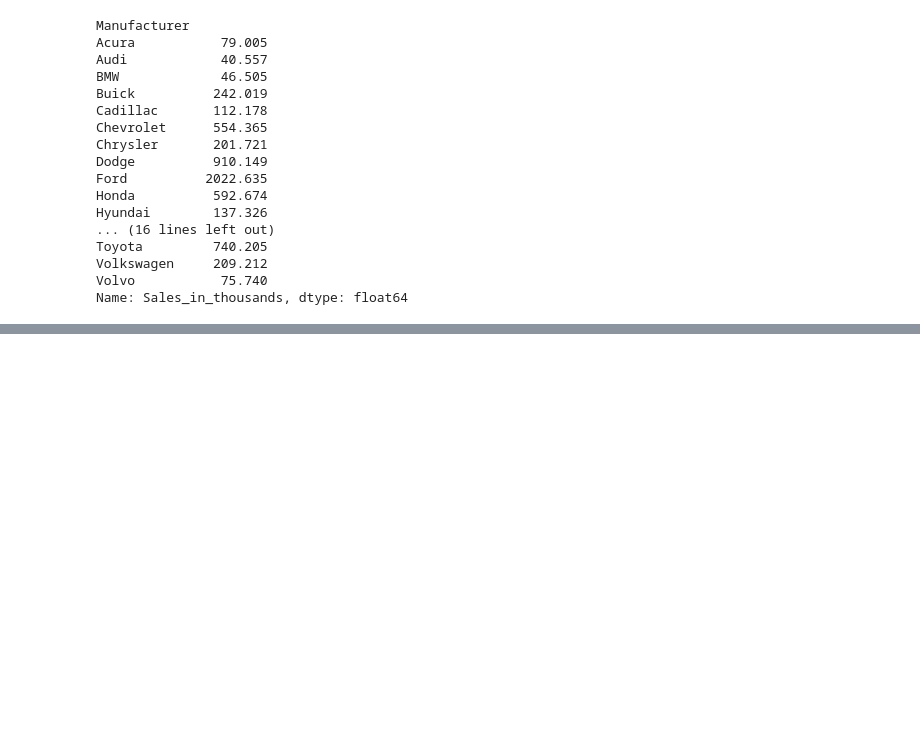
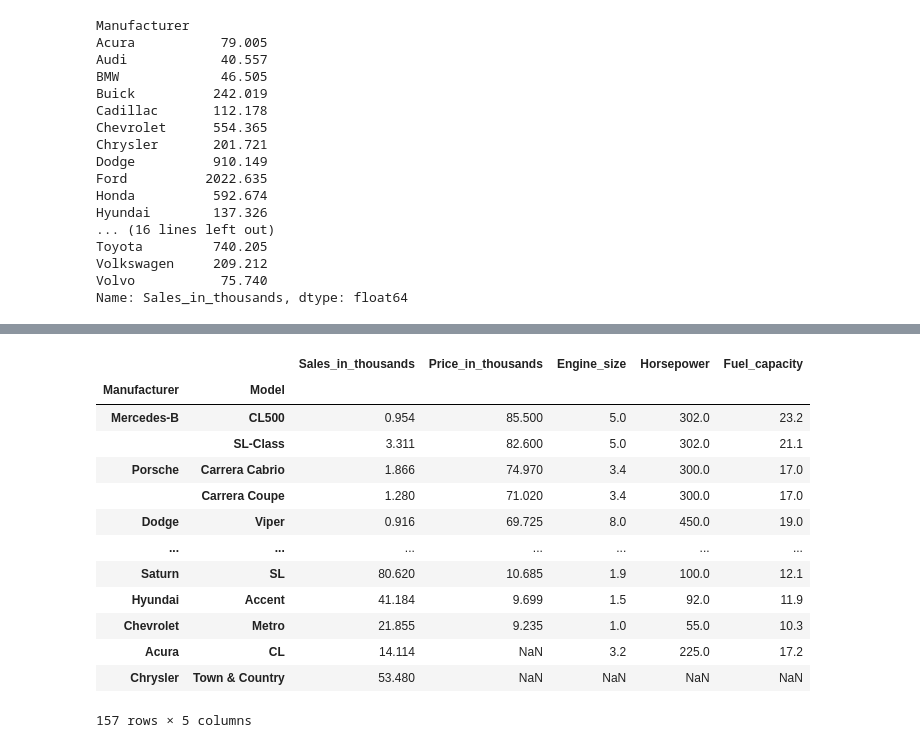
Before and after one commit to Stan-is-the-man/Data_science_bootcamp_2023, a Jupyter notebook: GroupBY_and_aggregate_functions.ipynb, the cells around one changed output, grey strips where cells are left out. Saved outputs shown, nothing was run; the diff lists cells and outputs as text; code cells hidden in the pictures; blank space fills up the shorter version.

```diff
--- a/GroupBY_and_aggregate_functions.ipynb
+++ b/GroupBY_and_aggregate_functions.ipynb
@@ -343,0 +402,17 @@ Name: Sales_in_thousands, dtype: float64
+# %%
+df_cars.groupby(['Manufacturer', 'Model']).max('Price_in_thousands').sort_values('Price_in_thousands', ascending=False)
+# %% [output]
+|  |  | Sales_in_thousands | Price_in_thousands | Engine_size | Horsepower | Fuel_capacity |
+| Manufacturer | Model |  |  |  |  |  |
+| Mercedes-B | CL500 | 0.954 | 85.500 | 5.0 | 302.0 | 23.2 |
+|  | SL-Class | 3.311 | 82.600 | 5.0 | 302.0 | 21.1 |
+| Porsche | Carrera Cabrio | 1.866 | 74.970 | 3.4 | 300.0 | 17.0 |
+|  | Carrera Coupe | 1.280 | 71.020 | 3.4 | 300.0 | 17.0 |
+| Dodge | Viper | 0.916 | 69.725 | 8.0 | 450.0 | 19.0 |
+| ... | ... | ... | ... | ... | ... | ... |
+| Saturn | SL | 80.620 | 10.685 | 1.9 | 100.0 | 12.1 |
+| Hyundai | Accent | 41.184 | 9.699 | 1.5 | 92.0 | 11.9 |
+| Chevrolet | Metro | 21.855 | 9.235 | 1.0 | 55.0 | 10.3 |
+| Acura | CL | 14.114 | NaN | 3.2 | 225.0 | 17.2 |
+| Chrysler | Town & Country | 53.480 | NaN | NaN | NaN | NaN |
+157 rows × 5 columns
```
Also changed, not shown: parts of 19 cells of this notebook.
